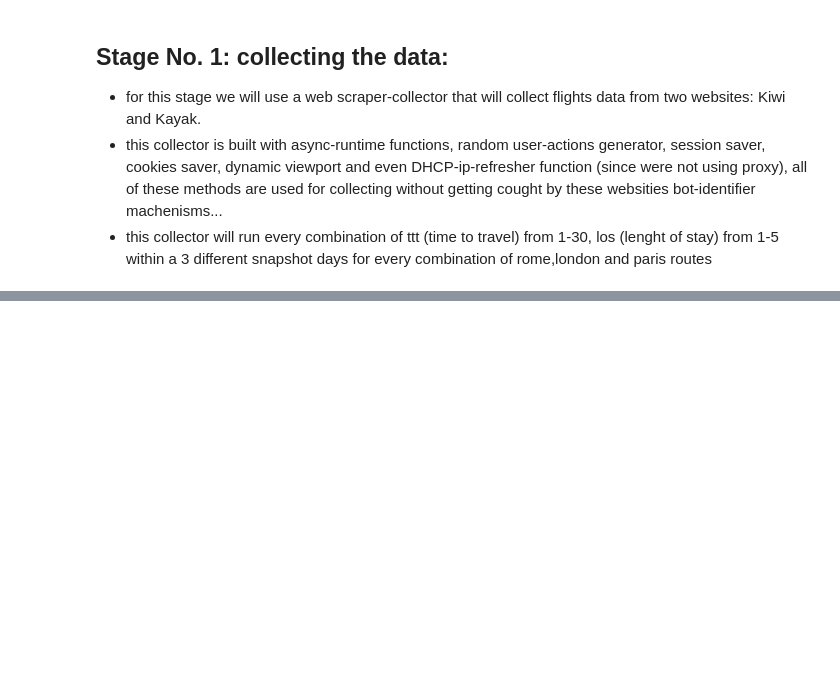
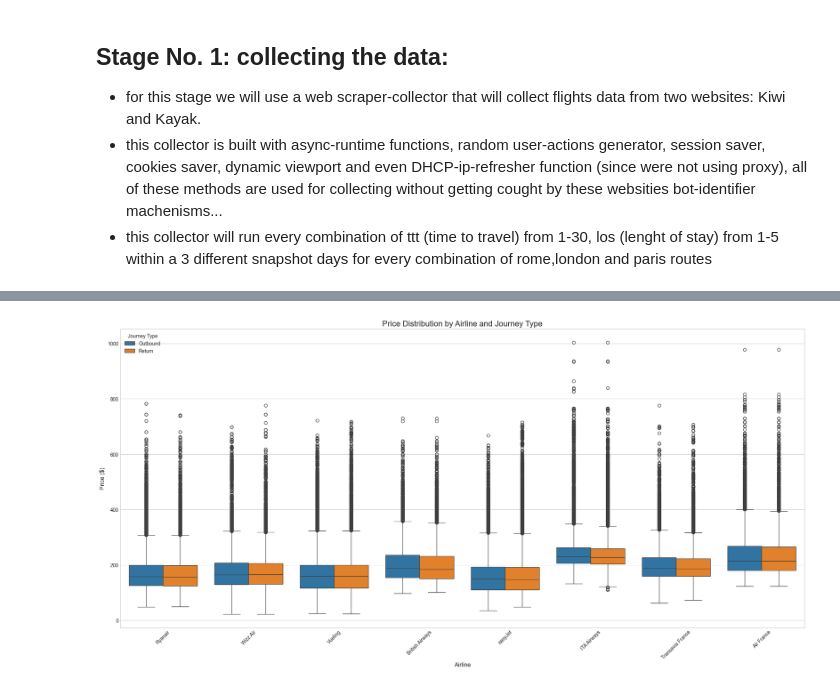
Before and after one commit to Shlezman/DS-Scarping, a Jupyter notebook: project.ipynb, the cells around one changed output, grey strips where cells are left out. Cells and saved outputs as stored; diff of their text form; code cells hidden in the pictures; blank space fills up the shorter version.

```diff
--- a/project.ipynb
+++ b/project.ipynb
@@ -131,0 +278,39 @@ lets convert the hours to int format, and remove dummy vars
+# %%
+plt.figure(figsize=(20, 10))
+
+# Prepare outbound data
+outbound_data = data[['price', 'to_dest_company']].copy()
+outbound_data['journey_type'] = 'Outbound'
+outbound_data.rename(columns={'to_dest_company': 'company'}, inplace=True)
+
+# Prepare return data
+return_data = data[['price', 'return_company']].copy()
+return_data['journey_type'] = 'Return'
+return_data.rename(columns={'return_company': 'company'}, inplace=True)
+
+# Combine both datasets
+combined_data = pd.concat([outbound_data, return_data])
+
+# Get the top 10 most frequent airlines
+top_airlines = combined_data['company'].value_counts().nlargest(8).index.tolist()
+combined_data_filtered = combined_data[combined_data['company'].isin(top_airlines)]
+
+# Create the boxplot
+sns.boxplot(x='company', y='price', hue='journey_type', data=combined_data_filtered)
+
+# Set labels and title
+plt.xlabel('Airline', fontsize=12)
+plt.ylabel('Price ($)', fontsize=12)
+plt.title('Price Distribution by Airline and Journey Type', fontsize=16)
+
+# Rotate x-axis labels for readability
+plt.xticks(rotation=45)
+
+# Add legend
+plt.legend(title='Journey Type')
+
+# Show the plot
+plt.tight_layout()
+plt.show()
+# %% [output]
+[figure, added]
```
Also changed, not shown: parts of 39 cells of this notebook.
